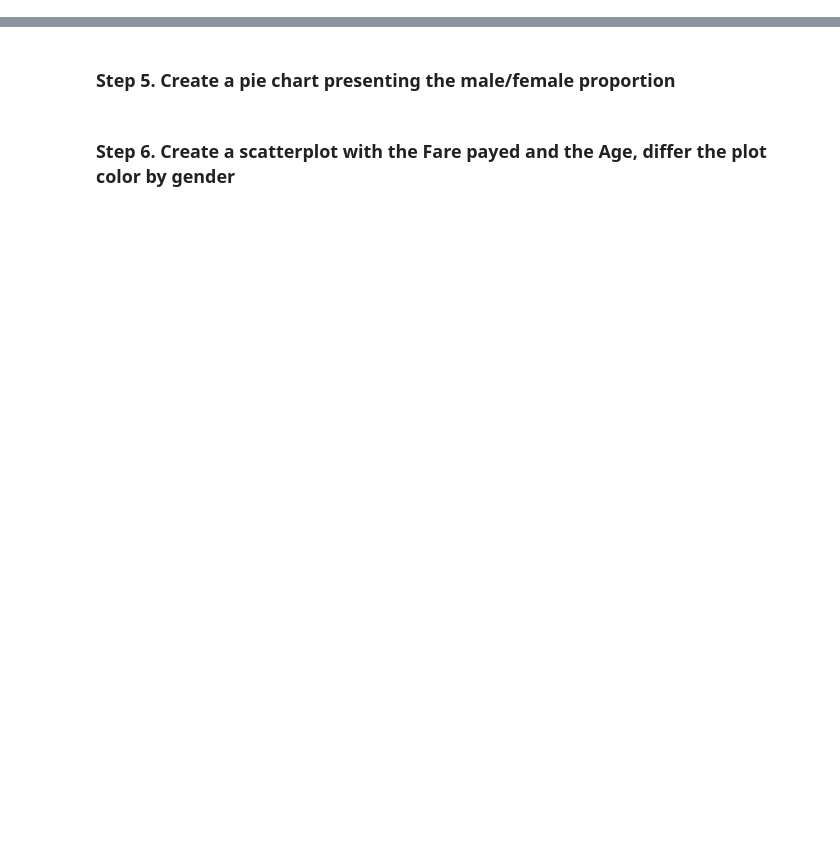
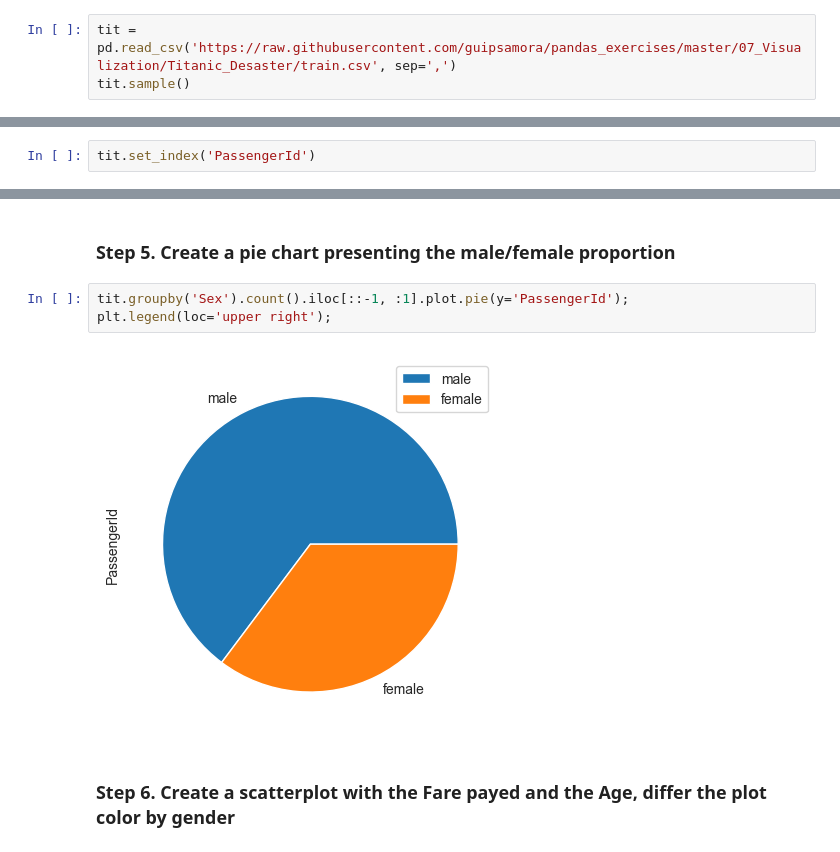
Before and after one commit to zakharkousnetsov/pandas_exercises, a Jupyter notebook: 07_Visualization/Titanic_Desaster/Exercises.ipynb, the cells around one changed output, grey strips where cells are left out. Cells and saved outputs as stored; diff of their text form; blank space fills up the shorter version.

```diff
--- a/07_Visualization/Titanic_Desaster/Exercises.ipynb
+++ b/07_Visualization/Titanic_Desaster/Exercises.ipynb
@@ -12,3 +19,6 @@ To know more about the variables check [here](https://www.kaggle.com/c/titanic/d
 ### Step 2. Import the dataset from this [address](https://raw.githubusercontent.com/guipsamora/pandas_exercises/master/07_Visualization/Titanic_Desaster/train.csv)
 # %% [markdown]
 ### Step 3. Assign it to a variable titanic
+# %%
+tit = pd.read_csv('https://raw.githubusercontent.com/guipsamora/pandas_exercises/master/07_Visualization/Titanic_Desaster/train.csv', sep=',')
+tit.sample()
@@ -15,2 +28,4 @@ To know more about the variables check [here](https://www.kaggle.com/c/titanic/d
 # %% [markdown]
 ### Step 4. Set PassengerId as the index
+# %%
+tit.set_index('PassengerId')
@@ -17,4 +47,9 @@ To know more about the variables check [here](https://www.kaggle.com/c/titanic/d
 # %% [markdown]
 ### Step 5. Create a pie chart presenting the male/female proportion
+# %%
+tit.groupby('Sex').count().iloc[::-1, :1].plot.pie(y='PassengerId');
+plt.legend(loc='upper right');
+# %% [output]
+[figure, added]
 # %% [markdown]
 ### Step 6. Create a scatterplot with the Fare payed and the Age, differ the plot color by gender
```
Also changed, not shown: parts of 7 cells of this notebook, 1 other file.
